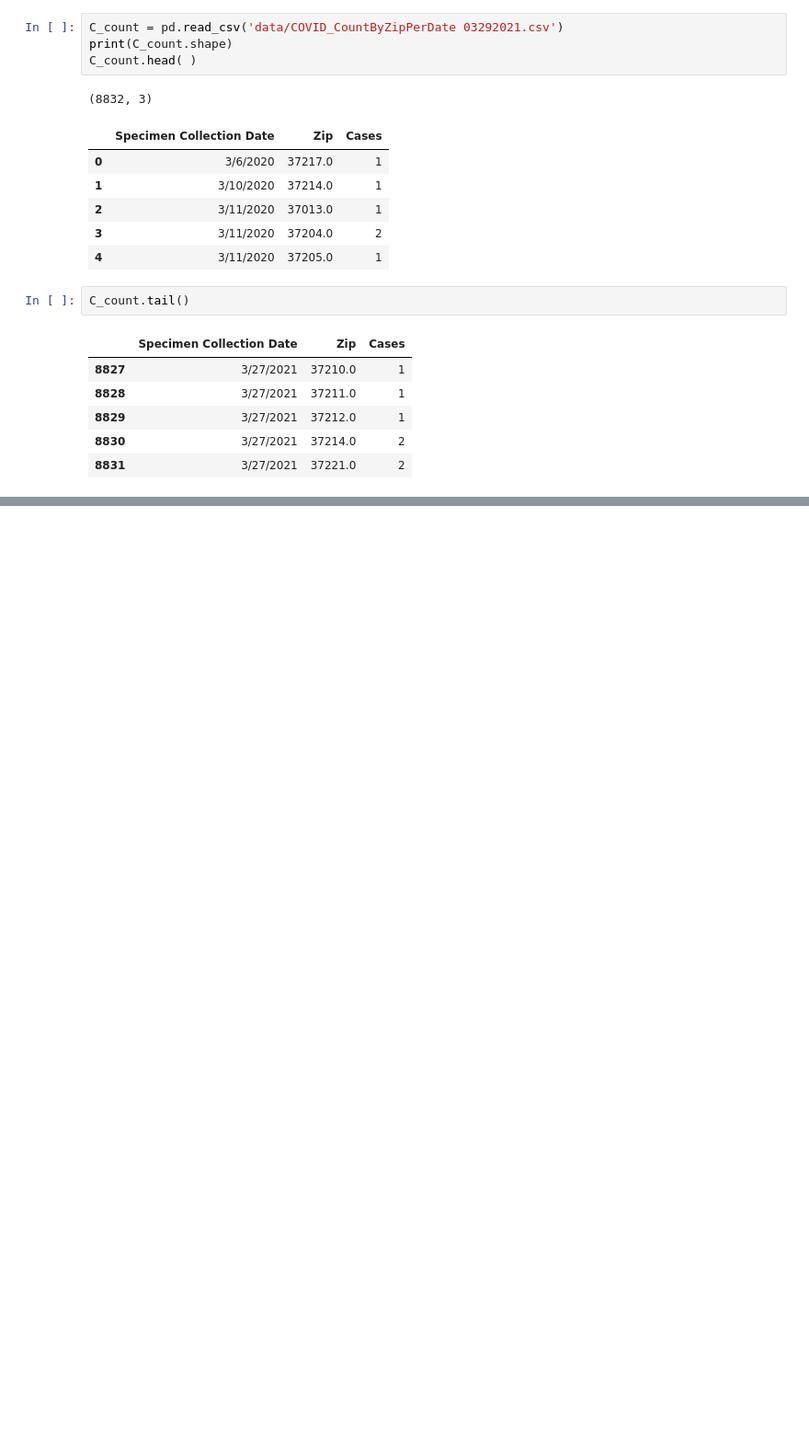
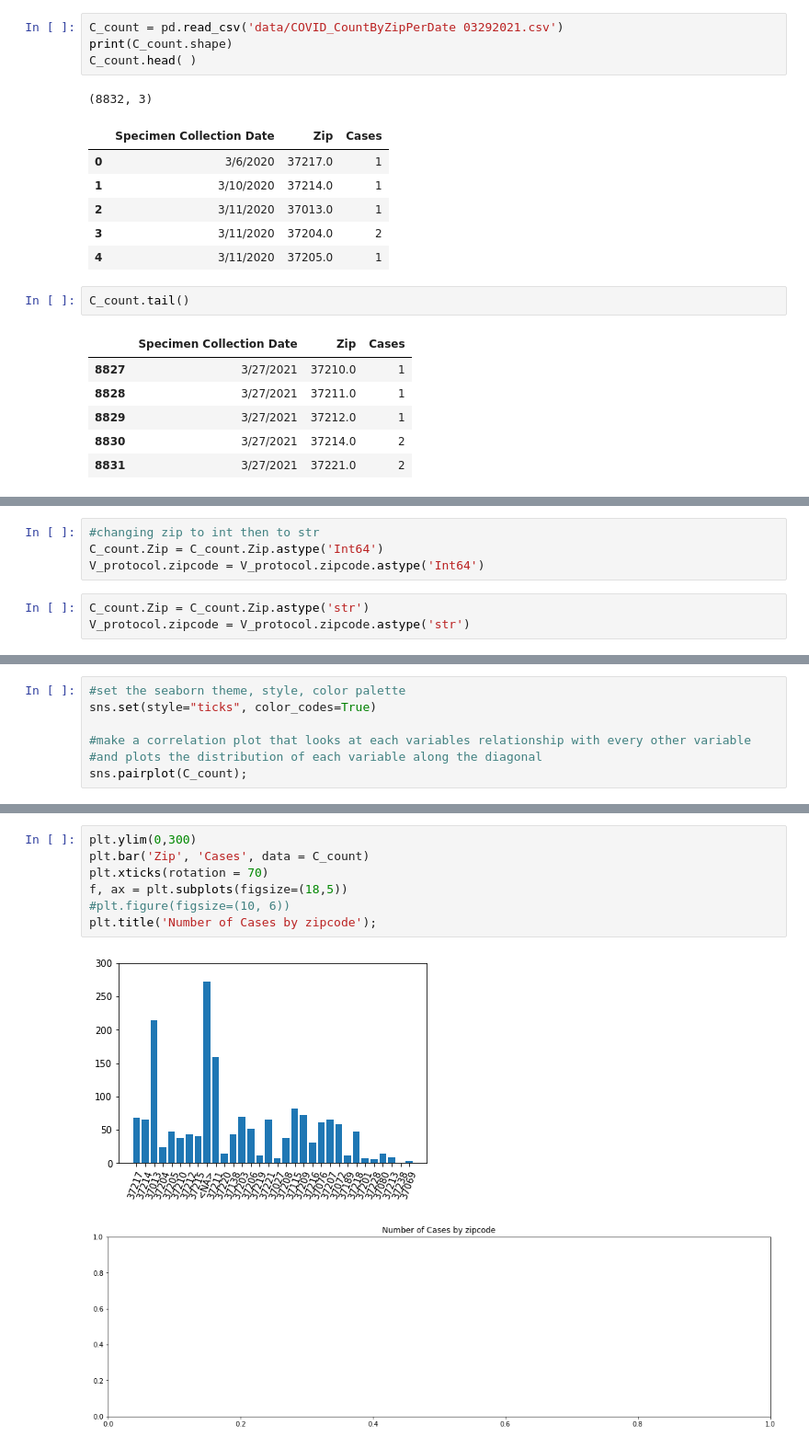
Before and after one commit to Engu12/nash-covid-cases-vaccines-honky_tonkin, a Jupyter notebook: Covid.ipynb, the cells around one changed output, grey strips where cells are left out. Shown at 92% size. Saved outputs shown, nothing was run; the diff lists cells and outputs as text; blank space fills up the shorter version.

```diff
--- a/Covid.ipynb
+++ b/Covid.ipynb
@@ -57,0 +150,7 @@ dtype: object
+# %%
+#changing zip to int then to str
+C_count.Zip = C_count.Zip.astype('Int64')
+V_protocol.zipcode = V_protocol.zipcode.astype('Int64')
+# %%
+C_count.Zip = C_count.Zip.astype('str')
+V_protocol.zipcode = V_protocol.zipcode.astype('str')
@@ -66,0 +256,7 @@ dtype: object
+# %%
+#set the seaborn theme, style, color palette
+sns.set(style="ticks", color_codes=True)
+
+#make a correlation plot that looks at each variables relationship with every other variable
+#and plots the distribution of each variable along the diagonal
+sns.pairplot(C_count);
@@ -66,0 +290,10 @@ dtype: object
+# %%
+plt.ylim(0,300)
+plt.bar('Zip', 'Cases', data = C_count)
+plt.xticks(rotation = 70)
+f, ax = plt.subplots(figsize=(18,5))
+#plt.figure(figsize=(10, 6))
+plt.title('Number of Cases by zipcode');
+# %% [output]
+[figure, added]
+[figure, added]
```
Also changed, not shown: parts of 26 cells of this notebook.
